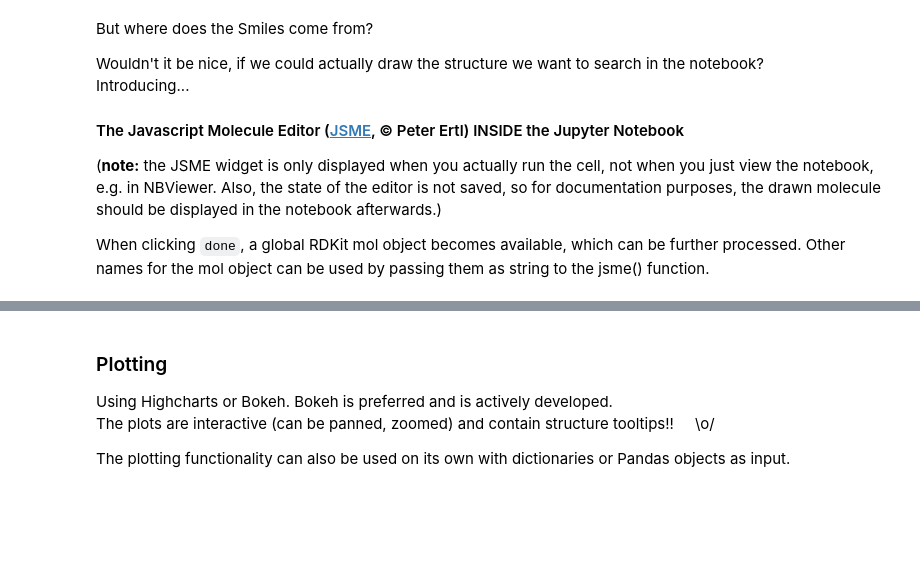
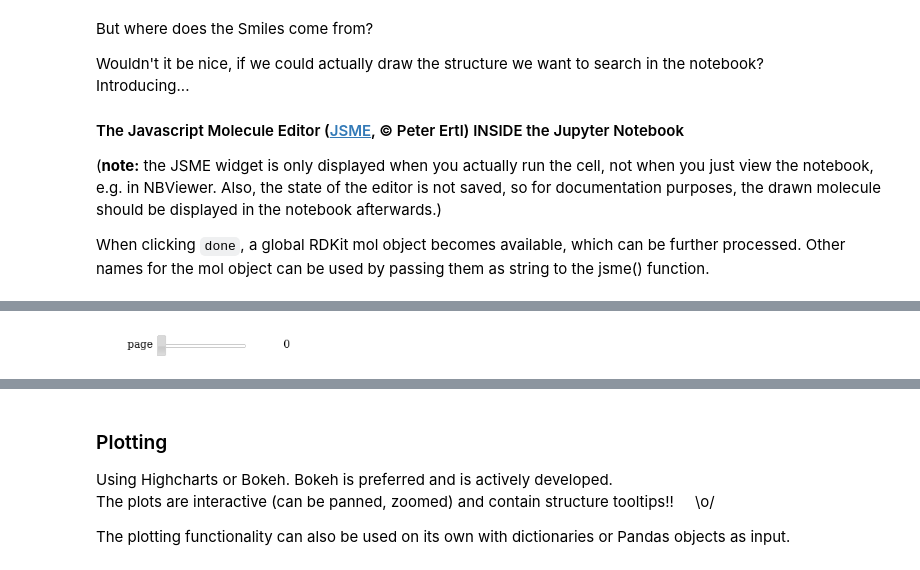
Before and after one commit to apahl/rdkit_ipynb_tools, a Jupyter notebook: tutorial/tutorial.ipynb, the cells around one changed output, grey strips where cells are left out. Drawn from its saved outputs; the diff is of its cells as text; code cells hidden in the pictures; blank space fills up the shorter version.

```diff
--- a/tutorial/tutorial.ipynb
+++ b/tutorial/tutorial.ipynb
@@ -225,0 +275,5 @@ biphenyl.grid()
+# %%
+biphenyl = mol_list.mol_filter(mol)  # use mol or smi here; by default, the result is aligned (can be turned off).
+biphenyl.grid()
+# %% [output]
+[figure, added]
```
Also changed, not shown: parts of 28 cells of this notebook, 3 other files.
